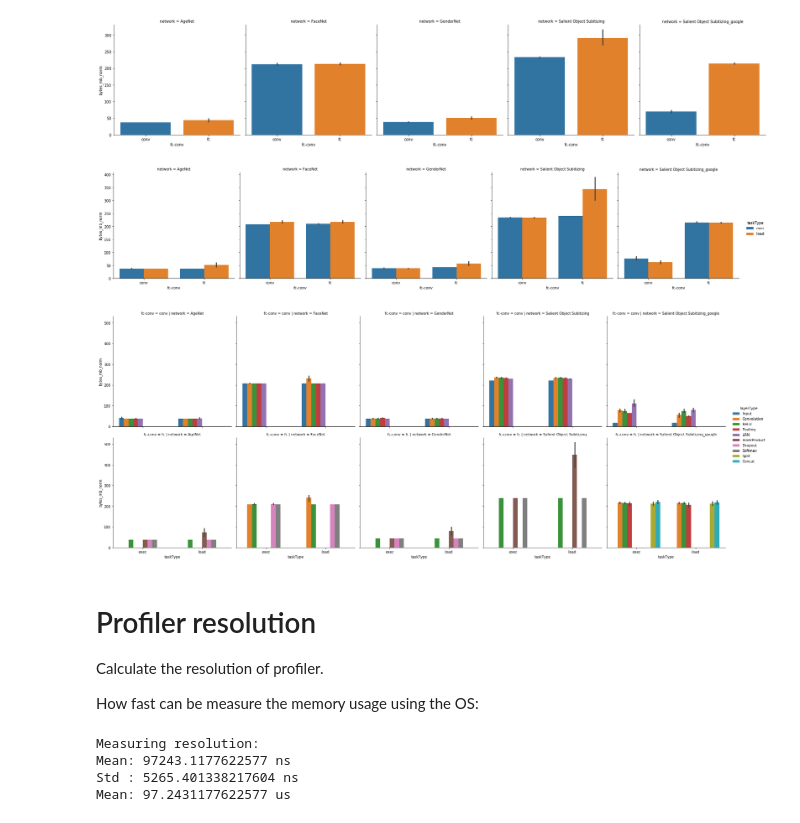
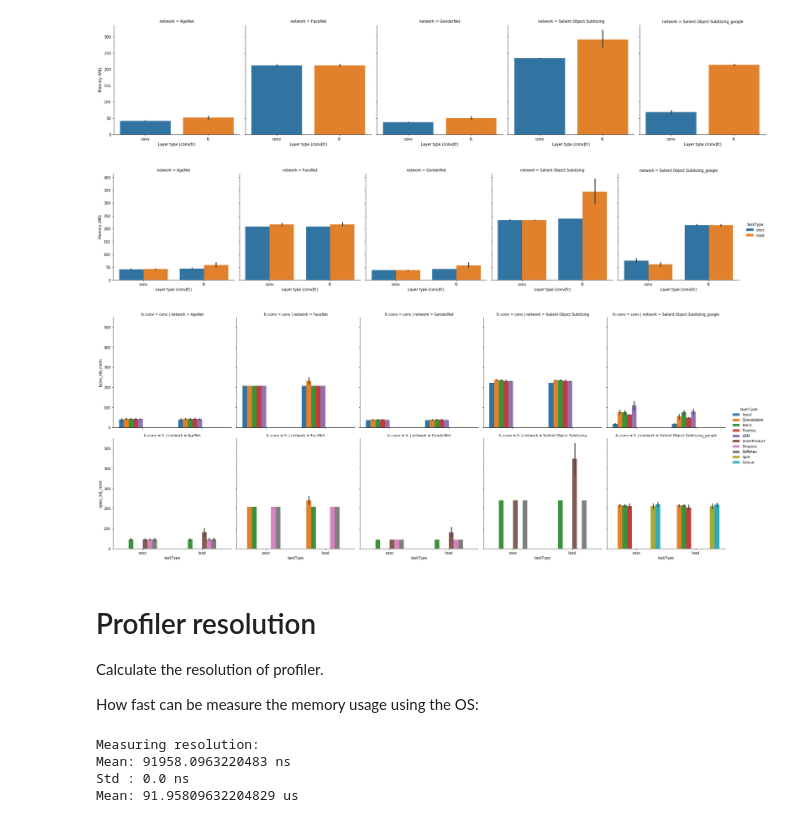
Before and after one commit to bacox/edgecaffe, a Jupyter notebook: analysis/MemCheck.exp.ipynb, the cells around one changed output. Cells and saved outputs as stored; diff of their text form; code cells hidden in the pictures.

```diff
--- a/analysis/MemCheck.exp.ipynb
+++ b/analysis/MemCheck.exp.ipynb
@@ -164,32 +137,26 @@ plt.show()
 # %%
+# Compare data between fc and conv layers and load and exec tasks
 tmp2_df = combined.drop(combined[combined.network == 'Salient Object Subitizing_google'].index)
 tmp2_df = combined
 tmp2_df = tmp2_df.drop(tmp2_df[tmp2_df.taskType == 'init'].index)
 
-# tmp2_df = combined
 
-
-# g = sns.FacetGrid(tmp2_df, row='fc-conv', col="network", margin_titles=True)
-# g.map(sns.barplot, "taskType", "bytes_mb_norm");
-# g = sns.FacetGrid(tmp2_df, col="network", margin_titles=True)
-# g.map(sns.barplot, "fc-conv", "bytes_mb_norm", hue="taskType");
-
-sns.catplot("fc-conv", "bytes_mb_norm", col="network", data=tmp2_df, kind="bar")
+cat_plot = sns.catplot("fc-conv", "bytes_mb_norm", col="network", data=tmp2_df, kind="bar")
+cat_plot.set_xlabels('Layer type (conv|fc)')
+cat_plot.set_ylabels('Memory (MB)')
 plt.show()
-sns.catplot("fc-conv", "bytes_mb_norm", "taskType", col="network", data=tmp2_df, kind="bar")
+cat_plot2 = sns.catplot("fc-conv", "bytes_mb_norm", "taskType", col="network", data=tmp2_df, kind="bar")
+cat_plot2.set_xlabels('Layer type (conv|fc)')
+cat_plot2.set_ylabels('Memory (MB)')
 plt.show()
 
-sns.catplot("taskType", "bytes_mb_norm", "layerType", row='fc-conv', col="network", data=tmp2_df, kind="bar")
+cat_plot3 = sns.catplot("taskType", "bytes_mb_norm", "layerType", row='fc-conv', col="network", data=tmp2_df, kind="bar")
+cat_plot2.set_xlabels('Task type (Load|Exec)')
+cat_plot2.set_ylabels('Memory (MB)')
 plt.show()
-# tmp2_df
-# for network in tmp2_df.network.unique():
-# #     print(network)
-#     sns.barplot(x="fc-conv", y="bytes_mb_norm", hue="taskType", data=tmp2_df[tmp2_df.network == network])
-#     plt.show()
-#     print(tmp_df[tmp_df.network == network])
 # %% [output]
-[figure, old version]
+[figure, new version]
-[figure, old version]
+[figure, new version]
 [figure]
 # %% [markdown]
 # Profiler resolution
@@ -198,7 +165,7 @@ Calculate the resolution of profiler.
 How fast can be measure the memory usage using the OS:
 # %%
 res_list = []
-for idx in range(1,11):
+for idx in range(1,2):
     alloc_i = pd.read_csv('./allocations{}.csv'.format(idx))
     alloc_i = alloc_i.iloc[1:,:]
     tmp_res = (alloc_i.iloc[-1,:].time - alloc_i.iloc[0,:].time) / len(alloc_i)
@@ -210,6 +177,6 @@ print('Std : {} ns'.format(np.std(res_list)))
 print('Mean: {} us'.format(np.mean(res_list)/1000))
 # %% [output]
 Measuring resolution:
-Mean: 97243.1177622577 ns
-Std : 5265.401338217604 ns
-Mean: 97.2431177622577 us
+Mean: 91958.0963220483 ns
+Std : 0.0 ns
+Mean: 91.95809632204829 us
```
Also changed, not shown: parts of 19 cells of this notebook, 3 other files.
